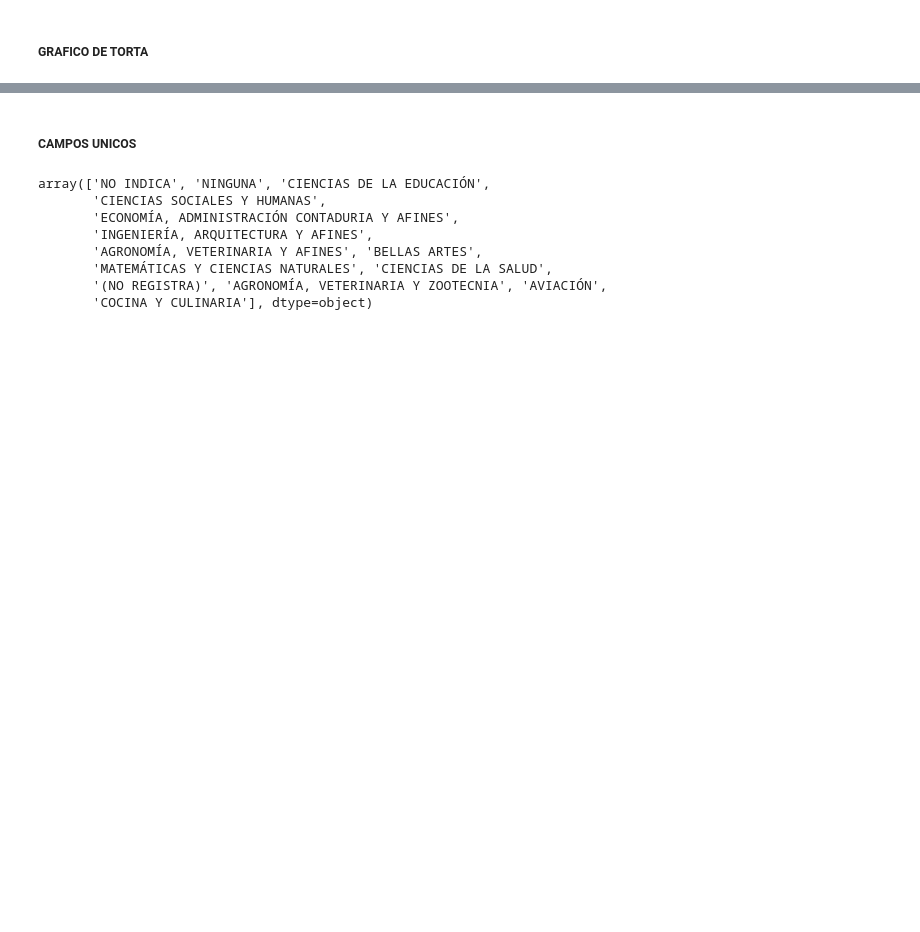
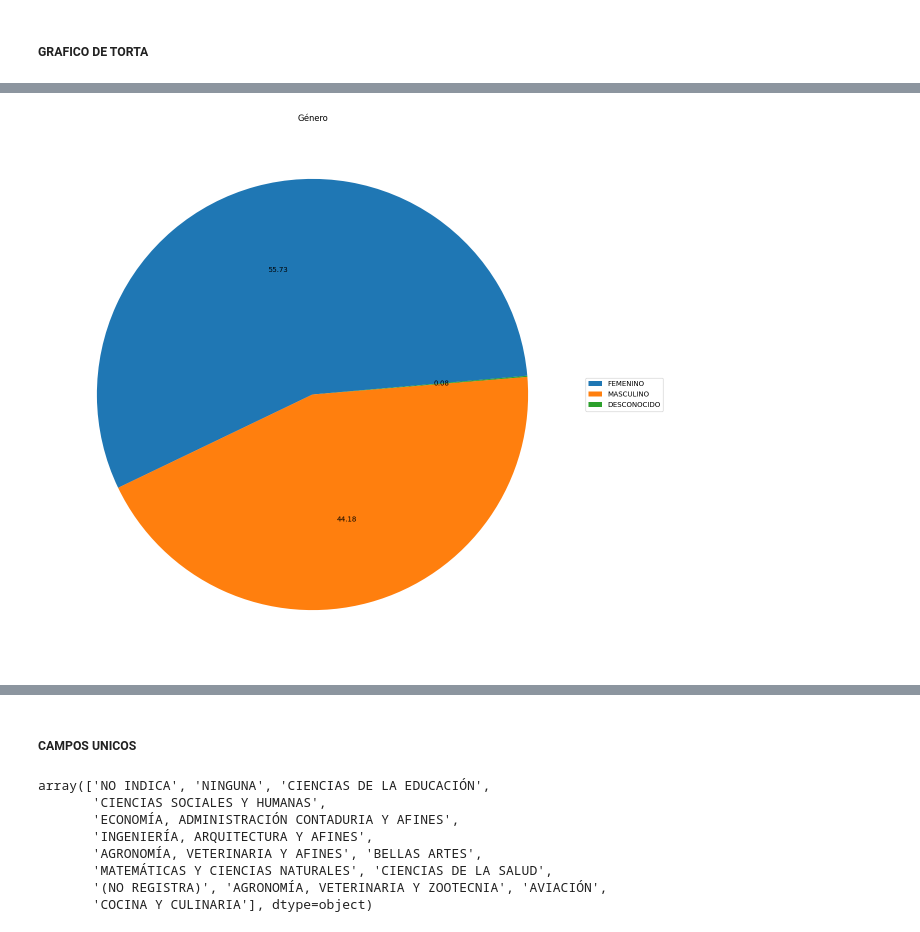
Before and after one commit to alexanderbeleno16/taller1_corte1_mi_20241, a Jupyter notebook: taller1_corte1_mi_20241.ipynb, the cells around one changed output, grey strips where cells are left out. Cells and saved outputs as stored; diff of their text form; code cells hidden in the pictures; blank space fills up the shorter version.

```diff
--- a/taller1_corte1_mi_20241.ipynb
+++ b/taller1_corte1_mi_20241.ipynb
@@ -658,0 +776,11 @@ data_frame["Género"].value_counts().plot(kind="pie",autopct="%.2f", figsize=(12
+# %%
+# data_frame["Género"].value_counts().plot(kind="pie",autopct="%.2f", figsize=(12,10), title= "Género" )
+
+plt.figure(figsize=(14, 14))
+plt.pie(data_frame["Género"].value_counts(), labels=None, autopct="%.2f", startangle=5)
+plt.legend(data_frame['Género'].unique(), loc="center left", bbox_to_anchor=(1, 0.5))
+
+plt.title('Género')
+plt.show()
+# %% [output]
+[figure, added]
```
Also changed, not shown: parts of 9 cells of this notebook.
